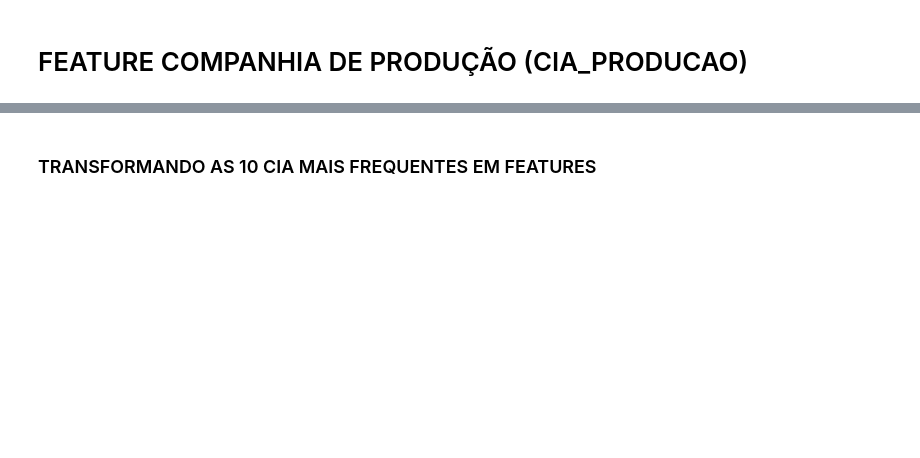
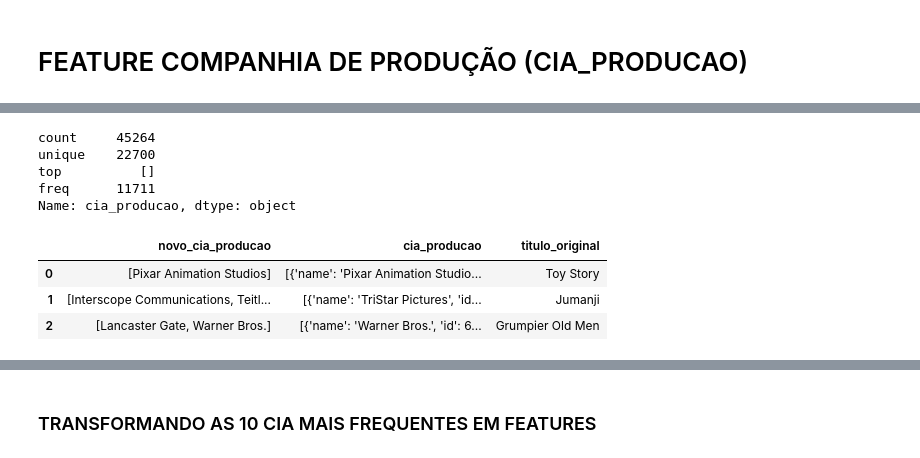
Before and after one commit to hericax/Pos, a Jupyter notebook: projeto_3/aed_projeto_3.ipynb, the cells around one changed output, grey strips where cells are left out. Cells and saved outputs as stored; diff of their text form; code cells hidden in the pictures; blank space fills up the shorter version.

```diff
--- a/projeto_3/aed_projeto_3.ipynb
+++ b/projeto_3/aed_projeto_3.ipynb
@@ -810,3 +1144,0 @@ print ('Qtde de registros sem cia_producao: ', df.cia_producao.isnull().sum())
-# %%
-# deletando os registros em branco
-df = df.dropna(subset=['cia_producao'])
@@ -815,0 +1145,48 @@ print ('Qtde de registros sem cia_producao: ', df.cia_producao.isnull().sum())
+# %%
+df.cia_producao.describe()
+# %% [output]
+count     45264
+unique    22700
+top          []
+freq      11711
+Name: cia_producao, dtype: object
+# %%
+# Função para transformar a feature em uma lista de generos ordenados
+from ast import literal_eval
+df['cia_producao'] = df['cia_producao'].apply(literal_eval) # verifica se todos os dados são do mesmo tipo
+#Função para pegar os nomes dos gêneros, caso exista.
+def get_list(x):
+    if isinstance(x, list):
+        names = [i['name'] for i in x]
+        #print ('names antes if len(names) > 1', names)
+        tam = len(names)
+        x = []
+        if (tam > 1):
+            t = 0
+            #print ('entrei if')
+            while t < tam:
+                y = names[t]
+                #print ('y', y)
+                x.append(y)
+                #print ('x', x)
+                x.sort()
+                #print ('x ordenado', x)
+                t = t + 1
+        if (tam == 1):
+            x.append(names[0])
+            #print ('Unico genero', x)
+        if (tam == 0):
+            x.append('No CIA')
+            #print ('Unico genero', x)
+        return x
+        #print ('lista ordenada',x)
+    return []
+df['novo_cia_producao'] = df['cia_producao'].apply(get_list) #O retorno será uma lista com todos os gêneros.
+
+# VALIDANDO TRANSFORMAÇÃO
+df[["novo_cia_producao", "cia_producao", "titulo_original"]].head(3)
+# %% [output]
+|  | novo_cia_producao | cia_producao | titulo_original |
+| 0 | [Pixar Animation Studios] | [{'name': 'Pixar Animation Studio... | Toy Story |
+| 1 | [Interscope Communications, Teitl... | [{'name': 'TriStar Pictures', 'id... | Jumanji |
+| 2 | [Lancaster Gate, Warner Bros.] | [{'name': 'Warner Bros.', 'id': 6... | Grumpier Old Men |
```
Also changed, not shown: parts of 143 cells of this notebook.
